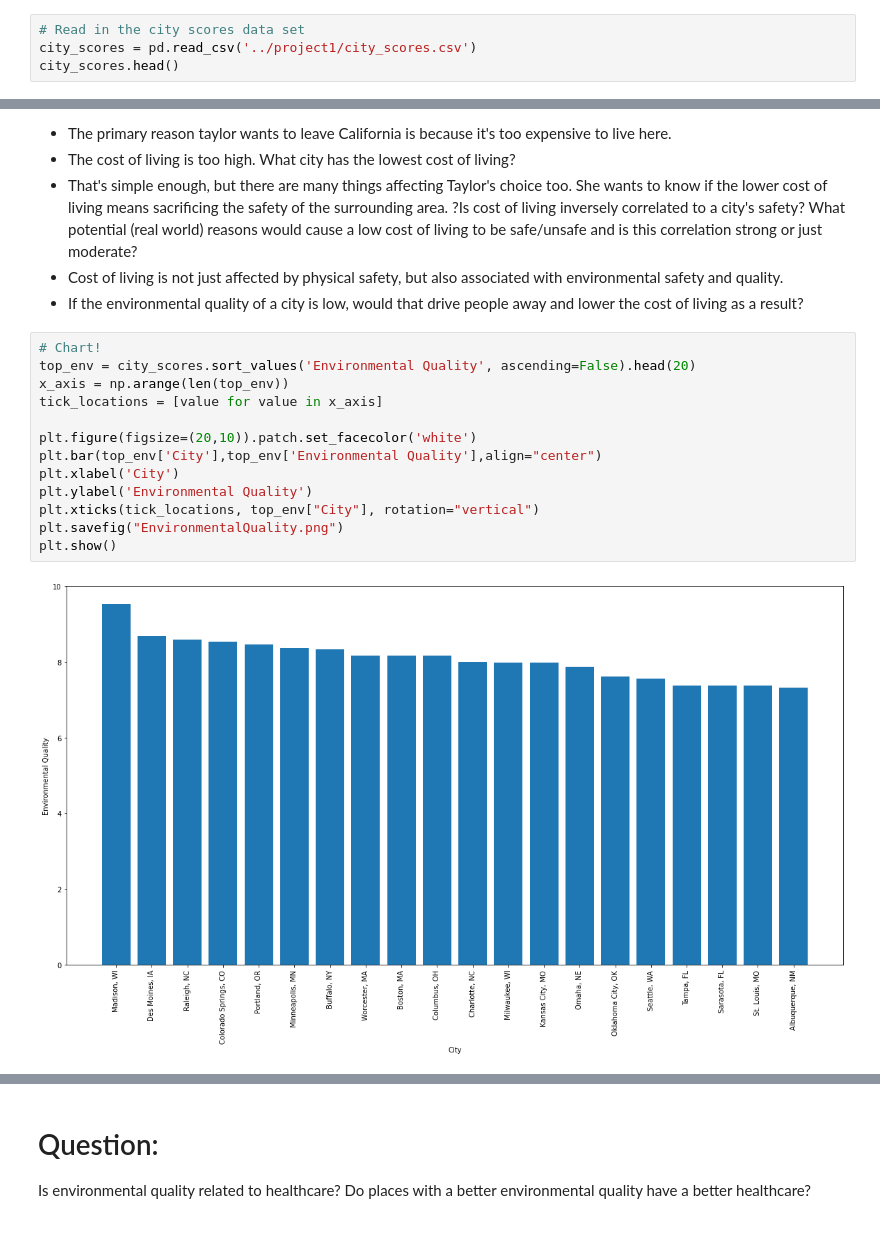
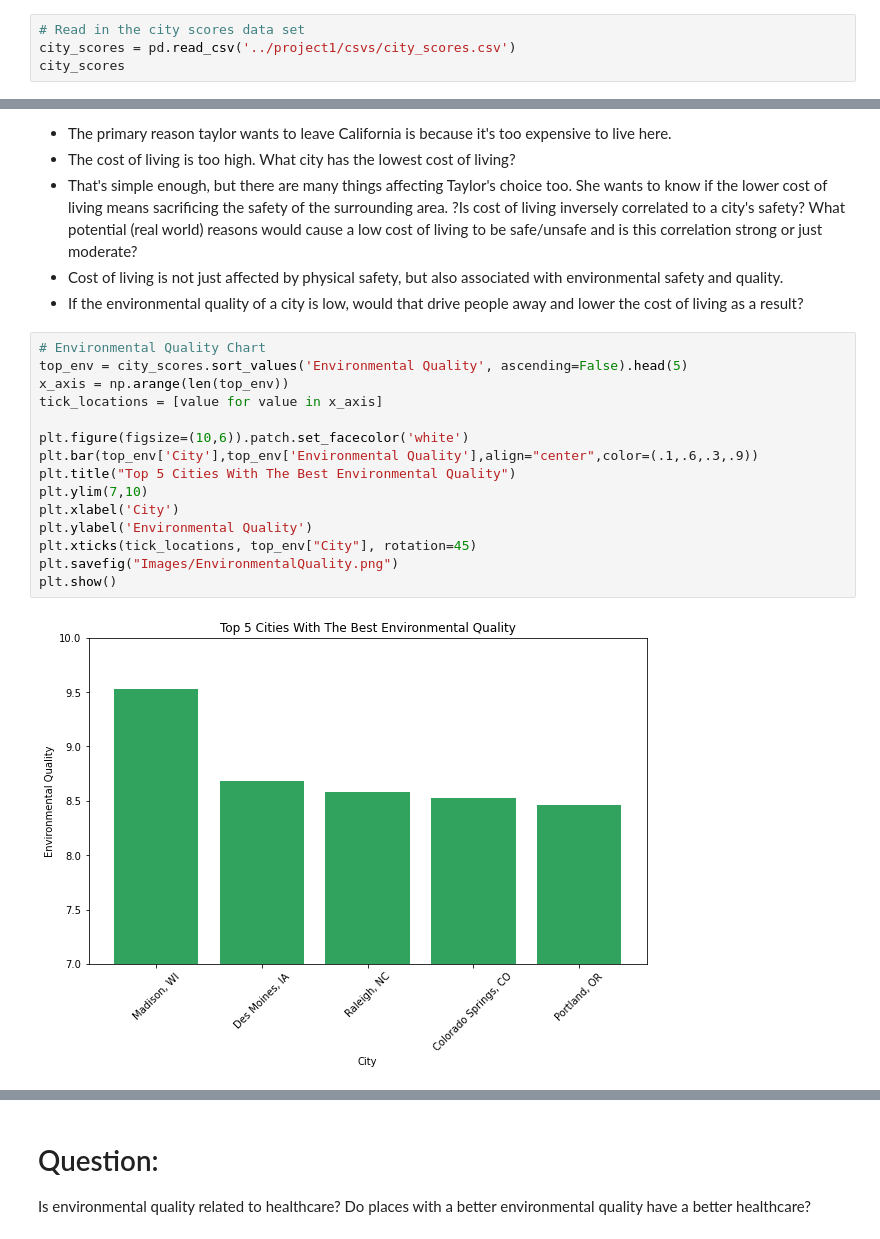
Before and after one commit to mariahart1/project1, a Jupyter notebook: charts.ipynb, the cells around one changed output, grey strips where cells are left out. Saved outputs shown, nothing was run; the diff lists cells and outputs as text.

```diff
--- a/charts.ipynb
+++ b/charts.ipynb
@@ -6,8 +6,8 @@ import numpy as np
 import scipy.stats as st
 # %%
 # Read in the city scores data set
-city_scores = pd.read_csv('../project1/city_scores.csv')
-city_scores.head()
+city_scores = pd.read_csv('../project1/csvs/city_scores.csv')
+city_scores
 # %% [output]
 |  | City | Housing | Cost of Living | Startups | Travel Connectivity | Commute | Safety | Healthcare | ... |
 | 0 | New York, NY | 1.0000 | 2.342 | 10.0000 | 6.6750 | 5.51925 | 7.022 | 8.501667 | ... |
@@ -24,17 +31,19 @@ city_scores.head()
 * Cost of living is not just affected by physical safety, but also associated with environmental safety and quality.
 * If the environmental quality of a city is low, would that drive people away and lower the cost of living as a result?
 # %%
-# Chart!
-top_env = city_scores.sort_values('Environmental Quality', ascending=False).head(20)
+# Environmental Quality Chart
+top_env = city_scores.sort_values('Environmental Quality', ascending=False).head(5)
 x_axis = np.arange(len(top_env))
 tick_locations = [value for value in x_axis]
 
-plt.figure(figsize=(20,10)).patch.set_facecolor('white')
-plt.bar(top_env['City'],top_env['Environmental Quality'],align="center")
+plt.figure(figsize=(10,6)).patch.set_facecolor('white')
+plt.bar(top_env['City'],top_env['Environmental Quality'],align="center",color=(.1,.6,.3,.9))
+plt.title("Top 5 Cities With The Best Environmental Quality")
+plt.ylim(7,10)
 plt.xlabel('City')
 plt.ylabel('Environmental Quality')
-plt.xticks(tick_locations, top_env["City"], rotation="vertical")
-plt.savefig("EnvironmentalQuality.png")
+plt.xticks(tick_locations, top_env["City"], rotation=45)
+plt.savefig("Images/EnvironmentalQuality.png")
 plt.show()
 # %% [output]
-[figure, old version]
+[figure, new version]
```
Also changed, not shown: parts of 6 cells of this notebook, 6 other files.
